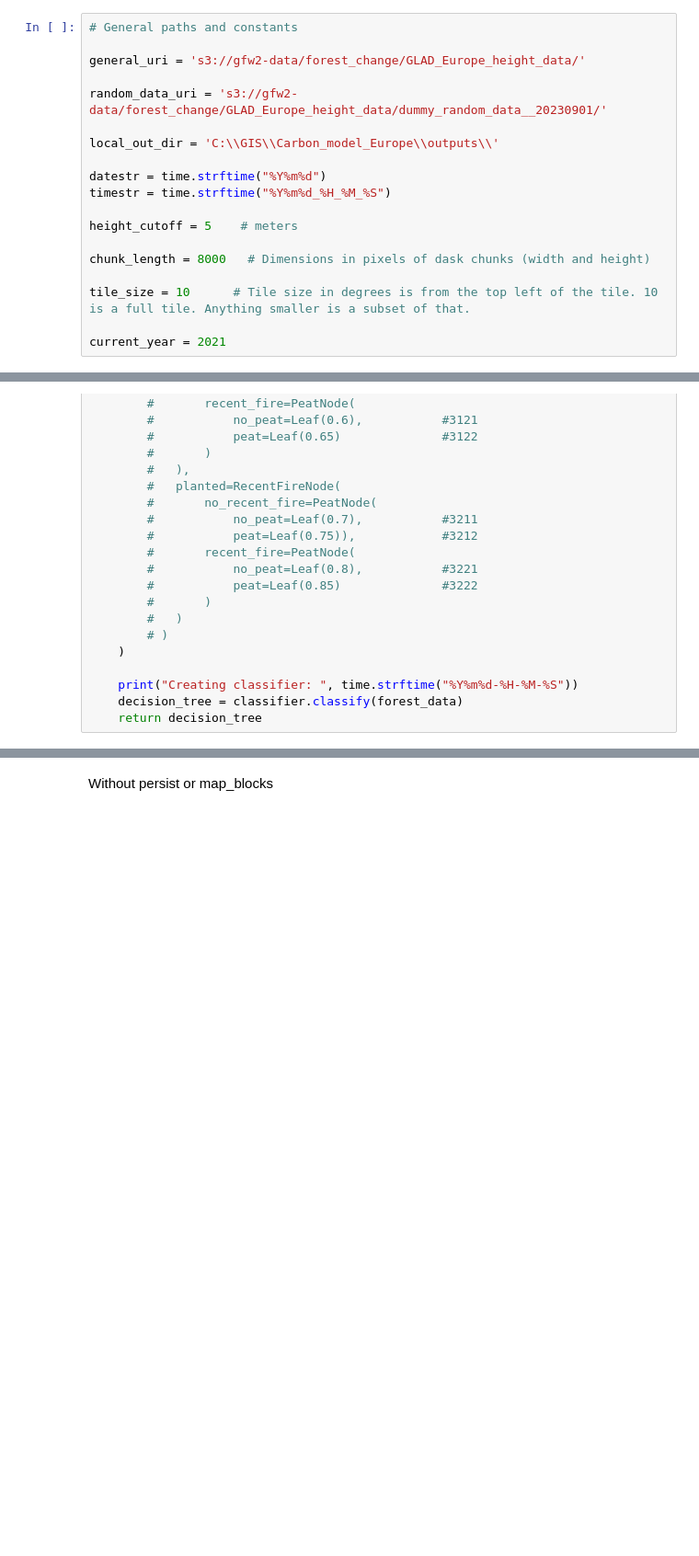
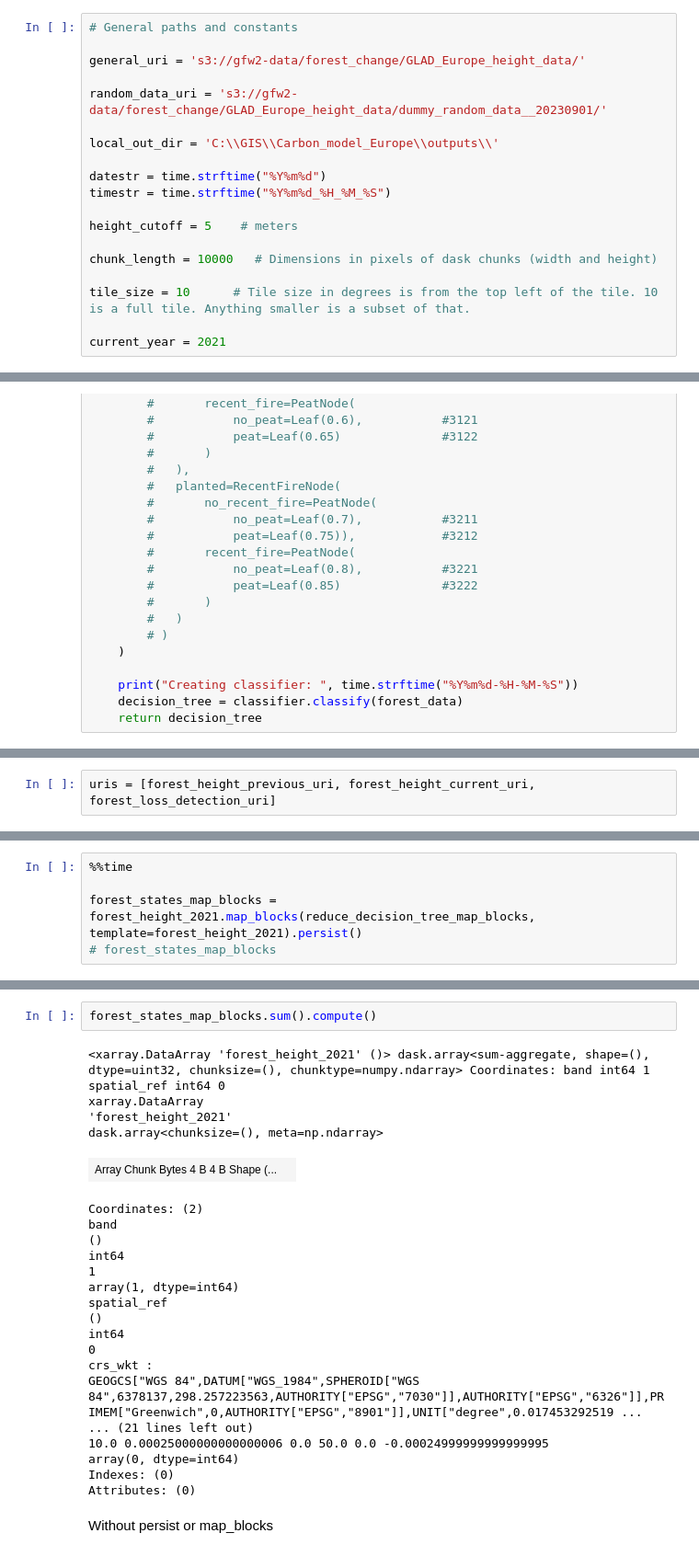
Before and after one commit to wri/carbon-budget-Europe, a Jupyter notebook: notebooks/flux_model_Europe.ipynb, the cells around one changed output, grey strips where cells are left out. Shown at 92% size. Cells and saved outputs as stored; diff of their text form; blank space fills up the shorter version.

Commit message:
Got persist and map_blocks to work for forest state mapping with a stub decisiont tree! The computation is fast; uploading to s3 takes a bit. But it's fine at this point.

```diff
--- a/notebooks/flux_model_Europe.ipynb
+++ b/notebooks/flux_model_Europe.ipynb
@@ -89,7 +121,7 @@ timestr = time.strftime("%Y%m%d_%H_%M_%S")
 
 height_cutoff = 5    # meters
 
-chunk_length = 8000   # Dimensions in pixels of dask chunks (width and height)
+chunk_length = 10000   # Dimensions in pixels of dask chunks (width and height)
 
 tile_size = 10      # Tile size in degrees is from the top left of the tile. 10 is a full tile. Anything smaller is a subset of that.
 
@@ -788,0 +761,2 @@ decision_tree = build_decision_tree(forest_data)    # This only needs to occur o
+# %%
+uris = [forest_height_previous_uri, forest_height_current_uri, forest_loss_detection_uri]
@@ -788,0 +817,5 @@ decision_tree = build_decision_tree(forest_data)    # This only needs to occur o
+# %%
+%%time
+
+forest_states_map_blocks = forest_height_2021.map_blocks(reduce_decision_tree_map_blocks, template=forest_height_2021).persist()
+# forest_states_map_blocks
@@ -789,3 +845,28 @@ decision_tree = build_decision_tree(forest_data)    # This only needs to occur o
+# %%
+forest_states_map_blocks.sum().compute()
+# %% [output]
+<xarray.DataArray 'forest_height_2021' ()> dask.array<sum-aggregate, shape=(), dtype=uint32, chunksize=(), chunktype=numpy.ndarray> Coordinates: band int64 1 spatial_ref int64 0
+xarray.DataArray
+'forest_height_2021'
+dask.array<chunksize=(), meta=np.ndarray>
+| Array Chunk Bytes 4 B 4 B Shape (... |  |
+Coordinates: (2)
+band
+()
+int64
+1
+array(1, dtype=int64)
+spatial_ref
+()
+int64
+0
+crs_wkt :
+GEOGCS["WGS 84",DATUM["WGS_1984",SPHEROID["WGS 84",6378137,298.257223563,AUTHORITY["EPSG","7030"]],AUTHORITY["EPSG","6326"]],PRIMEM["Greenwich",0,AUTHORITY["EPSG","8901"]],UNIT["degree",0.017453292519 ...
+... (21 lines left out)
+10.0 0.00025000000000000006 0.0 50.0 0.0 -0.00024999999999999995
+array(0, dtype=int64)
+Indexes: (0)
+Attributes: (0)
 # %% [markdown]
 Without persist or map_blocks
 # %%
```
Also changed, not shown: parts of 35 cells of this notebook.
